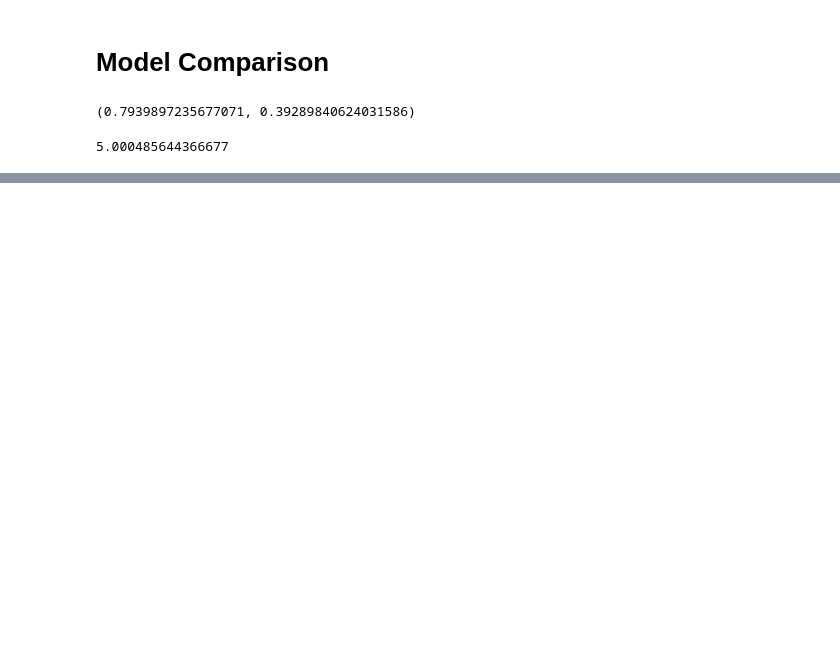
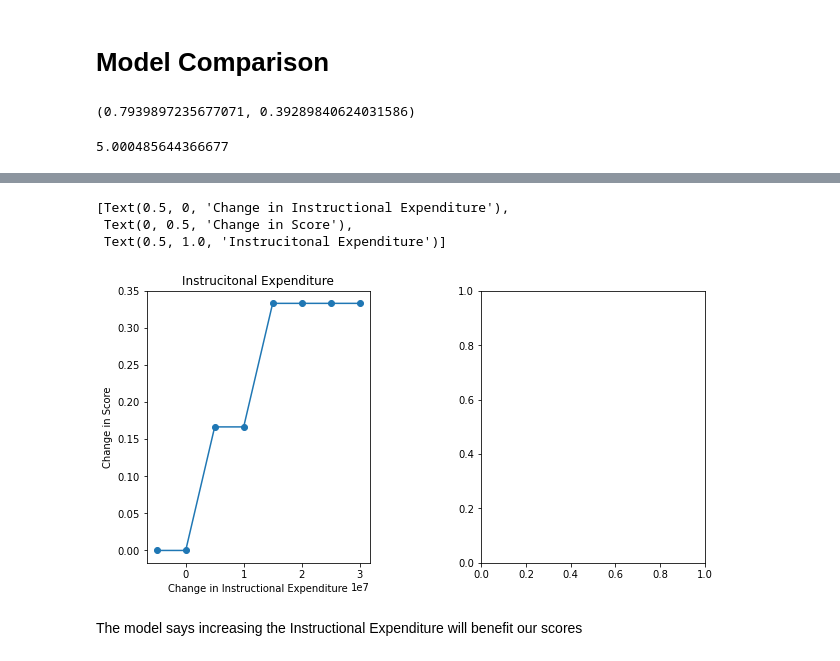
Before and after one commit to mlu004/US_Education, a Jupyter notebook: 04_Modeling_US_Education.ipynb, the cells around one changed output, grey strips where cells are left out. Cells and saved outputs as stored; diff of their text form; code cells hidden in the pictures; blank space fills up the shorter version.

```diff
--- a/04_Modeling_US_Education.ipynb
+++ b/04_Modeling_US_Education.ipynb
@@ -306,0 +329,4 @@ We have a significantly lower score on the Random Forest model
+# %%
+x = us_ed.loc[us_ed.STATE != 'FLORIDA', x_train.columns]
+y = us_ed.loc[us_ed.STATE != 'FLORIDA', 'G08_A_A_MATHEMATICS']
+rf_grid_cv.fit(x, y)
@@ -306,0 +359,9 @@ We have a significantly lower score on the Random Forest model
+# %%
+x_FL = us_ed.loc[us_ed.STATE == 'FLORIDA', x_train.columns]
+y_FL = us_ed.loc[us_ed.STATE == 'FLORIDA', 'G08_A_A_MATHEMATICS']
+FL_pred = rf_grid_cv.predict(x_FL)
+#y_FL = y_FL.values.item()
+print(f'Florida modelled score is:')
+print(FL_pred[-1])
+print('the actual score is:')
+print(y_FL.tail(1))
@@ -306,0 +391,17 @@ We have a significantly lower score on the Random Forest model
+# %%
+def predict_increase(features, deltas):
+    """Increase in modelled score by applying delta to feature.
+
+    Arguments:
+    features - list, names of the features in the us_education dataframe to change
+    deltas - list, the amounts by which to increase the values of the features
+
+    Outputs:
+    Amount of increase in the predicted score
+    """
+
+    fl2 = x_FL.copy()
+    for f, d in zip(features, deltas):
+        fl2[features] += deltas
+    new = rf_grid_cv.predict(fl2)
+    return new[-1] - FL_pred[-1]
@@ -306,0 +410,3 @@ We have a significantly lower score on the Random Forest model
+# %%
+instruction_delta = [-5000000, 0, 5000000, 10000000, 15000000, 20000000, 25000000, 30000000]
+score_deltas = [predict_increase(['INSTRUCTION_EXPENDITURE'], [delta]) for delta in instruction_delta]
@@ -306,0 +424,12 @@ We have a significantly lower score on the Random Forest model
+# %%
+fig, ax = plt.subplots(1,2, figsize=(10, 5))
+fig.subplots_adjust(wspace=0.5)
+ax[0].plot(instruction_delta, score_deltas, 'o-')
+ax[0].set(xlabel='Change in Instructional Expenditure', ylabel='Change in Score', title='Instrucitonal Expenditure')
+# %% [output]
+[Text(0.5, 0, 'Change in Instructional Expenditure'),
+ Text(0, 0.5, 'Change in Score'),
+ Text(0.5, 1.0, 'Instrucitonal Expenditure')]
+[figure, added]
+# %% [markdown]
+The model says increasing the Instructional Expenditure will benefit our scores
```
Also changed, not shown: parts of 45 cells of this notebook.
